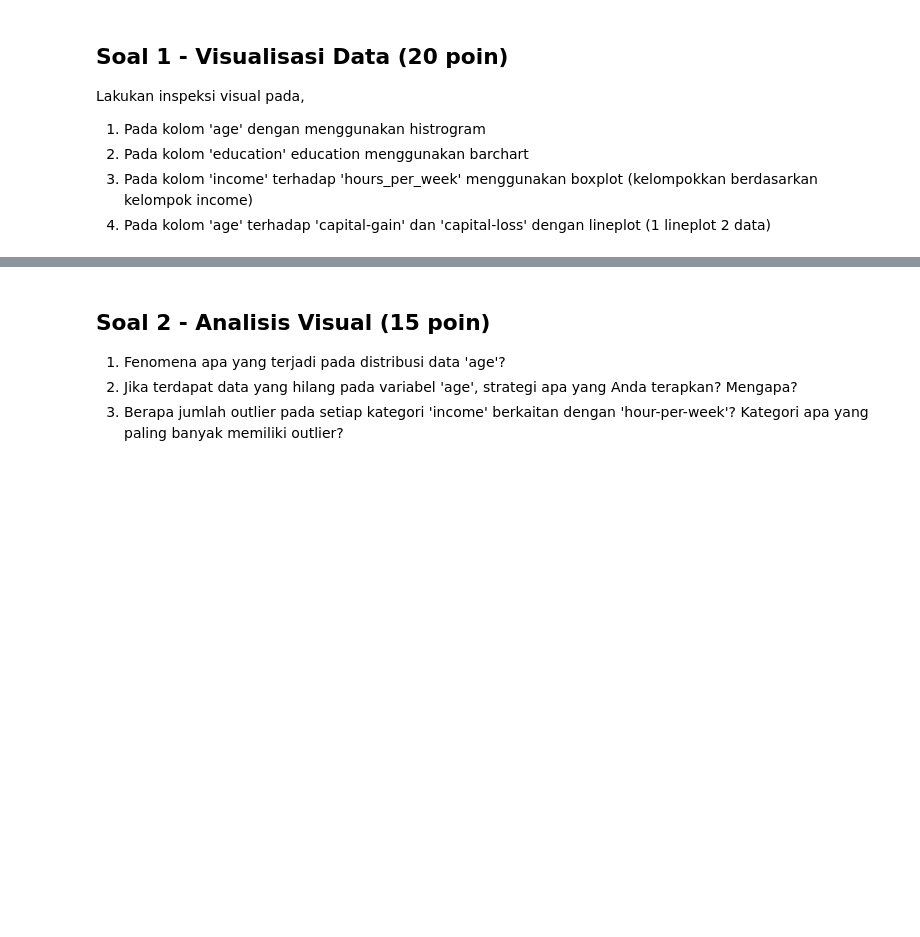
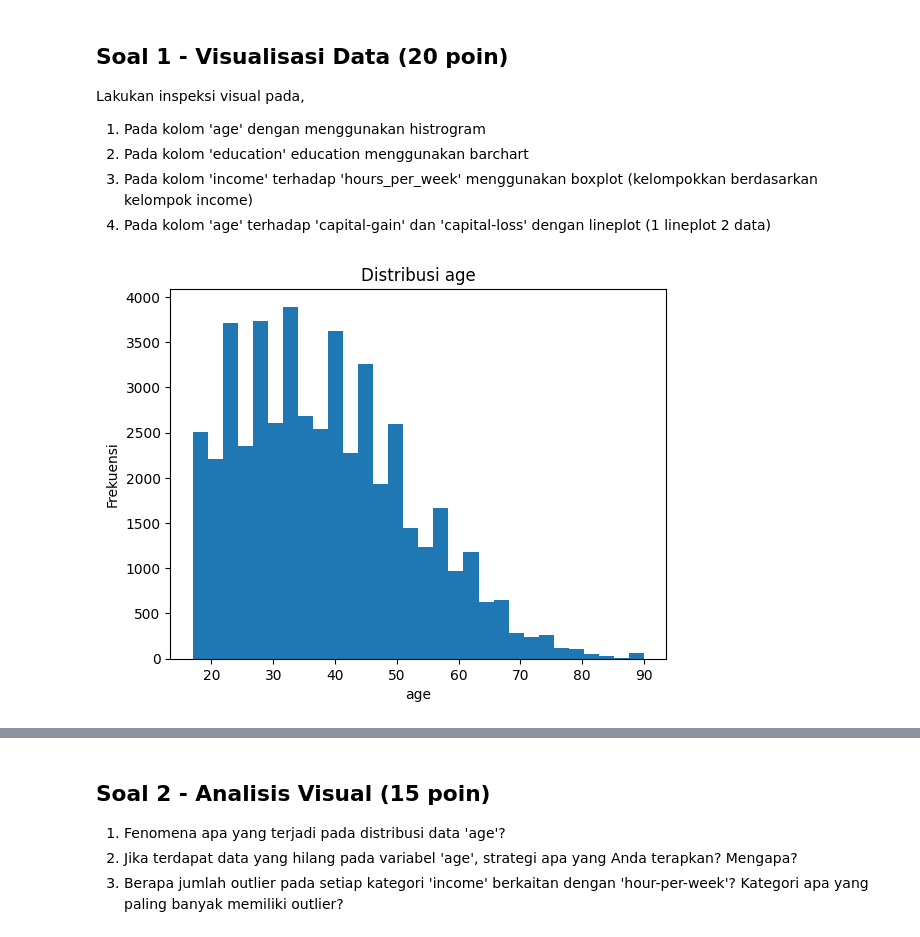
Before and after one commit to AstorBoy11/Kuis-Machine-Learning, a Jupyter notebook: Copy_of_JS04_SOAL_KUIS1_ML.ipynb, the cells around one changed output, grey strips where cells are left out. Saved outputs shown, nothing was run; the diff lists cells and outputs as text; code cells hidden in the pictures; blank space fills up the shorter version.

```diff
--- a/Copy_of_JS04_SOAL_KUIS1_ML.ipynb
+++ b/Copy_of_JS04_SOAL_KUIS1_ML.ipynb
@@ -74,13 +74,5 @@ adult_income.metadata
 # Jawab Soal 1
 # Kerjakan pada cell ini
 # Anda diperbolehkan menambah cell jika diperlukan
-import pandas as pd
-
-# load dataset
-url = "https://archive.ics.uci.edu/static/public/2/data.csv"
-df = pd.read_csv(url)
-
-# cek missing value
-missing_info = df.isna().sum()
-print(missing_info[missing_info > 0])
+df.isnull().sum()
 # %% [output]
@@ -96,3 +101,7 @@ dtype: int64
 # Jawab Soal 2
 # Kerjakan pada cell ini
 # Anda diperbolehkan menambah cell jika diperlukan
+for col in ['workclass', 'occupation', 'native-country']:
+    mode_val = df[col].mode()[0]
+    df[col].fillna(mode_val, inplace=True)
+print(df.isnull().sum())
@@ -117,2 +177,13 @@ Lakukan inspeksi visual pada,
+# %%
+# Jawab 1.1 - Histrogram
+num_cols = ['age']
+for col in num_cols:
+    plt.figure()
+    plt.hist(df[col], bins=30)
+    plt.title(f'Distribusi {col}')
+    plt.xlabel(col); plt.ylabel('Frekuensi')
+    plt.show()
+# %% [output]
+[figure, added]
 # %%
 # Jawab 1.2 - Barchart
```
Also changed, not shown: parts of 23 cells of this notebook.
